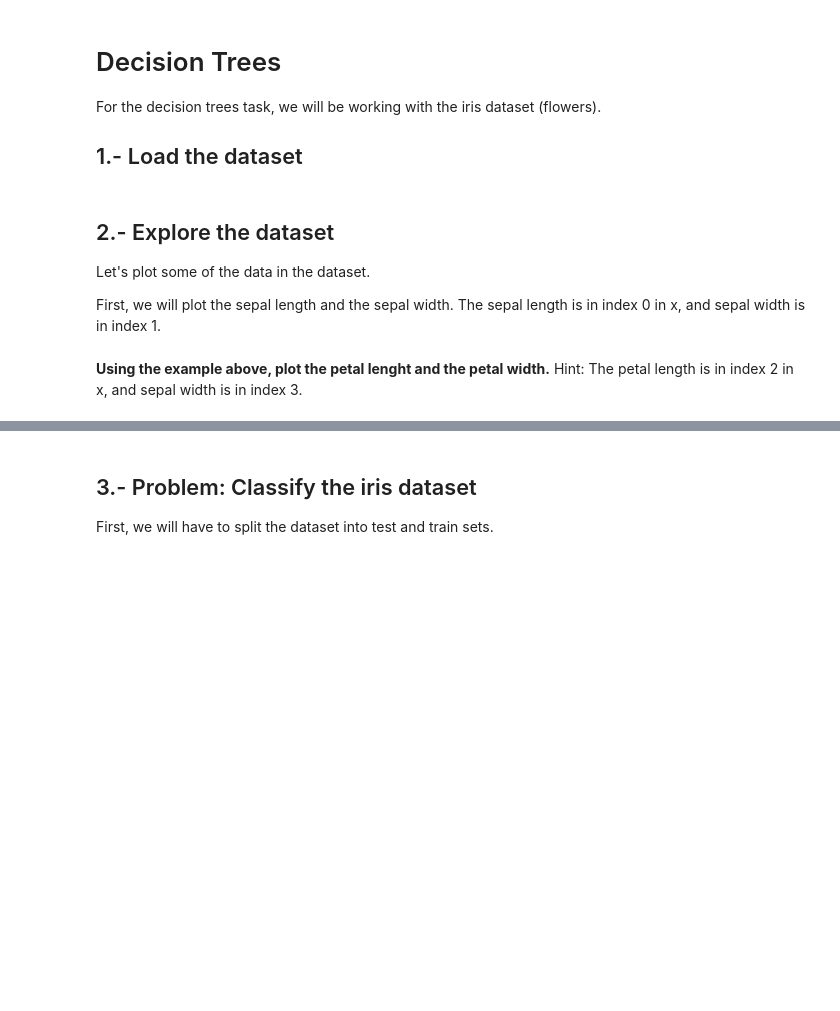
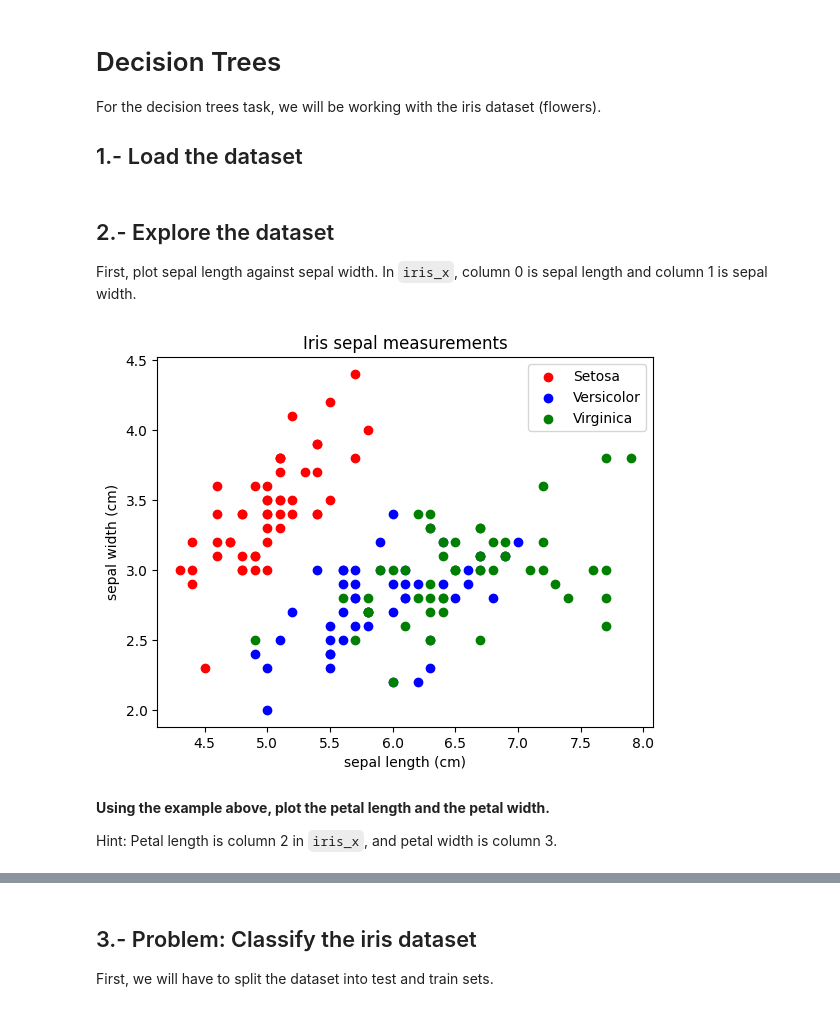
Before and after one commit to anjaya02/applied-ai, a Jupyter notebook: Week 8/AppliedAI_Tutorial_ML.ipynb, the cells around one changed output, grey strips where cells are left out. Drawn from its saved outputs; the diff is of its cells as text; code cells hidden in the pictures; blank space fills up the shorter version.

```diff
--- a/Week 8/AppliedAI_Tutorial_ML.ipynb
+++ b/Week 8/AppliedAI_Tutorial_ML.ipynb
@@ -93,26 +158,28 @@ For the decision trees task, we will be working with the iris dataset (flowers).
 ## 1.- Load the dataset
 # %%
 from sklearn.datasets import load_iris
+
 iris = load_iris()
-
-x, y = iris.data, iris.target
+iris_x, iris_y = iris.data, iris.target
 # %% [markdown]
 ## 2.- Explore the dataset
 
-Let's plot some of the data in the dataset.
-
-First, we will plot the sepal length and the sepal width.
-The sepal length is in index 0 in x, and sepal width is in index 1.
+First, plot sepal length against sepal width.
+In `iris_x`, column 0 is sepal length and column 1 is sepal width.
 # %%
 import matplotlib.pyplot as plt
 
-plt.scatter(x[y == 0, 0], x[y == 0, 1], c = 'red', label = 'Setosa')
-plt.scatter(x[y == 1, 0], x[y == 1, 1], c = 'blue', label = 'Versicolor')
-plt.scatter(x[y == 2, 0], x[y == 2, 1], c = 'green', label = 'Virginica')
+plt.scatter(iris_x[iris_y == 0, 0], iris_x[iris_y == 0, 1], c='red', label='Setosa')
+plt.scatter(iris_x[iris_y == 1, 0], iris_x[iris_y == 1, 1], c='blue', label='Versicolor')
+plt.scatter(iris_x[iris_y == 2, 0], iris_x[iris_y == 2, 1], c='green', label='Virginica')
 plt.xlabel(iris.feature_names[0])
-plt.ylabel(ylabel=iris.feature_names[1])
+plt.ylabel(iris.feature_names[1])
+plt.title('Iris sepal measurements')
 plt.legend()
 plt.show()
+# %% [output]
+[figure, added]
 # %% [markdown]
-**Using the example above, plot the petal lenght and the petal width.**
-Hint: The petal length is in index 2 in x, and sepal width is in index 3.
+**Using the example above, plot the petal length and the petal width.**
+
+Hint: Petal length is column 2 in `iris_x`, and petal width is column 3.
```
Also changed, not shown: parts of 53 cells of this notebook.
